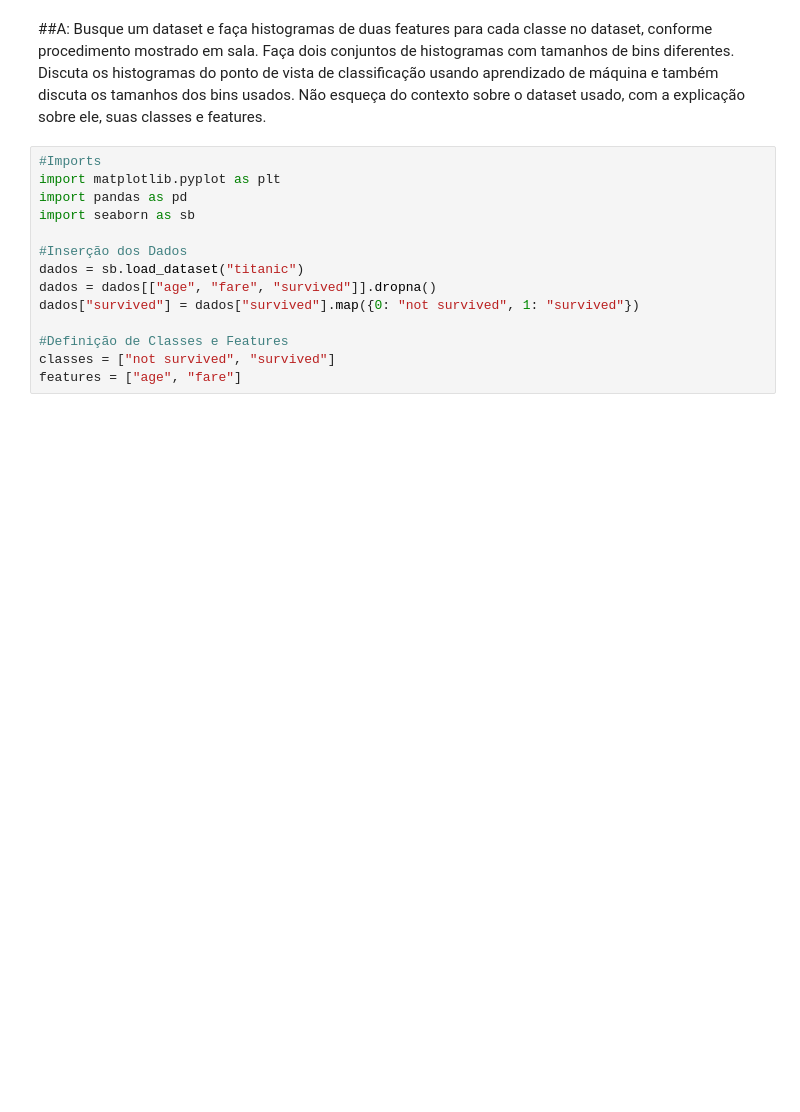
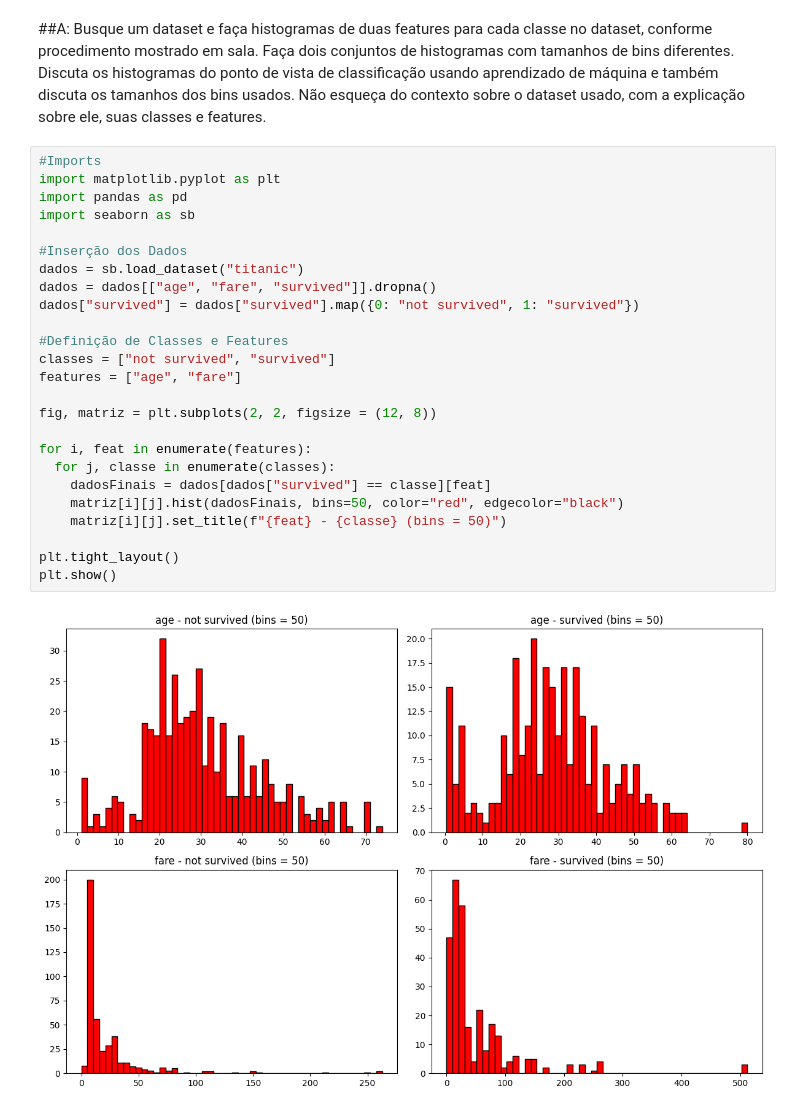
Before and after one commit to falloutdey/Atividade1_LLM_e_Estatistica, a Jupyter notebook: Atividade1_LLM_e_Estatistica.ipynb, the cells around one changed output. Cells and saved outputs as stored; diff of their text form; blank space fills up the shorter version.

```diff
--- a/Atividade1_LLM_e_Estatistica.ipynb
+++ b/Atividade1_LLM_e_Estatistica.ipynb
@@ -7,14 +7,27 @@
 # %%
 #Imports
 import matplotlib.pyplot as plt
 import pandas as pd
 import seaborn as sb
 
 #Inserção dos Dados
 dados = sb.load_dataset("titanic")
 dados = dados[["age", "fare", "survived"]].dropna()
 dados["survived"] = dados["survived"].map({0: "not survived", 1: "survived"})
 
 #Definição de Classes e Features
 classes = ["not survived", "survived"]
 features = ["age", "fare"]
+
+fig, matriz = plt.subplots(2, 2, figsize = (12, 8))
+
+for i, feat in enumerate(features):
+  for j, classe in enumerate(classes):
+    dadosFinais = dados[dados["survived"] == classe][feat]
+    matriz[i][j].hist(dadosFinais, bins=50, color="red", edgecolor="black")
+    matriz[i][j].set_title(f"{feat} - {classe} (bins = 50)")
+
+plt.tight_layout()
+plt.show()
+# %% [output]
+[figure, added]
```
